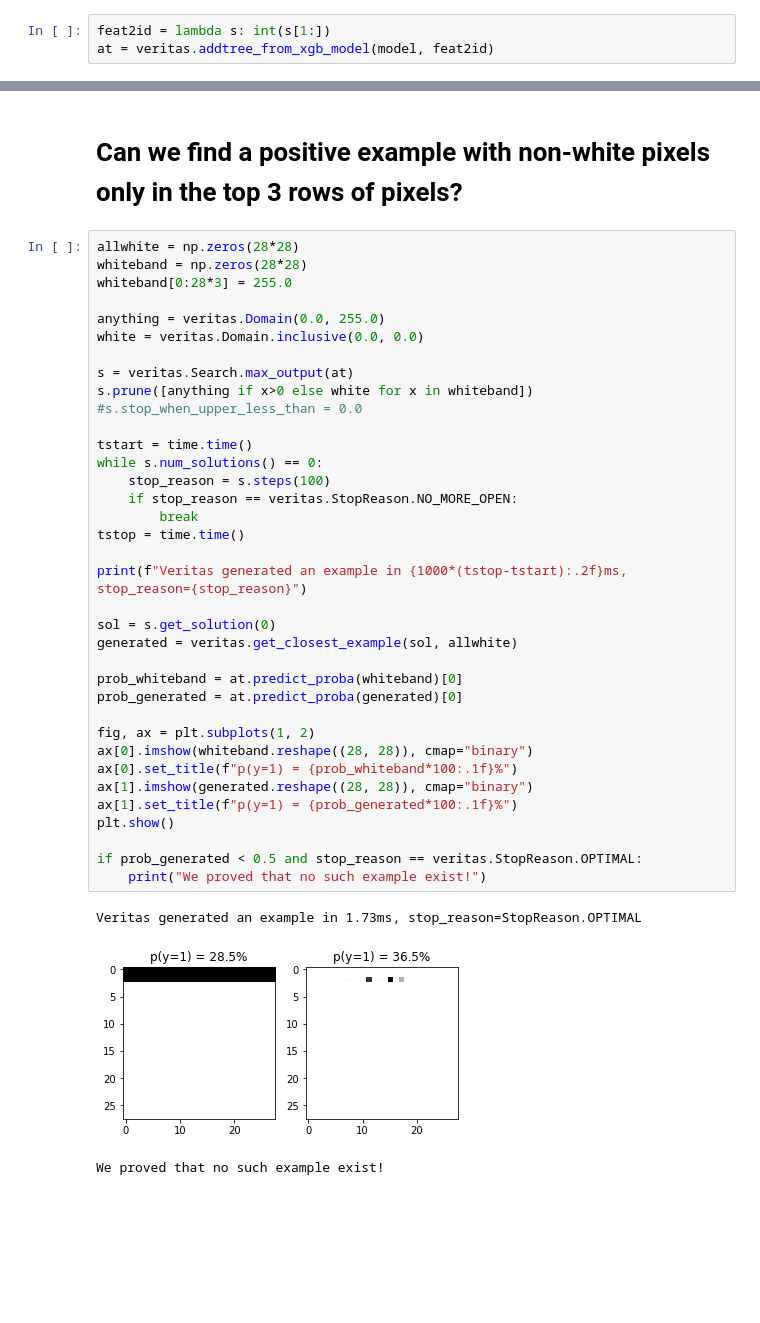
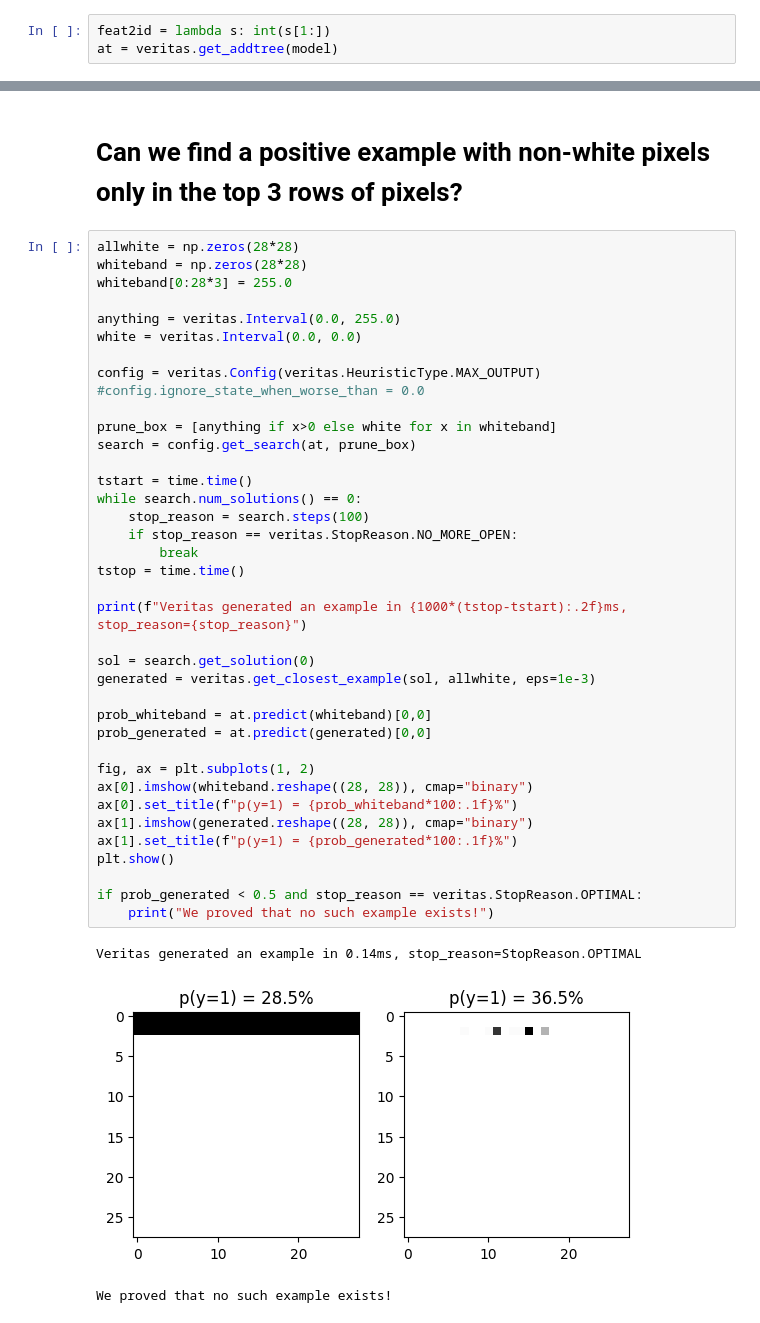
Before and after one commit to laudv/veritas, a Jupyter notebook: examples/mnist.ipynb, the cells around one changed output, grey strips where cells are left out. Cells and saved outputs as stored; diff of their text form; blank space fills up the shorter version.

Commit message:
update mnist example notebook

```diff
--- a/examples/mnist.ipynb
+++ b/examples/mnist.ipynb
@@ -67,4 +67,4 @@ subset = xtest0[rng.choice(range(xtest0.shape[0]), number_of_adv_examples), :]
 eps = 10
 # %%
 feat2id = lambda s: int(s[1:])
-at = veritas.addtree_from_xgb_model(model, feat2id)
+at = veritas.get_addtree(model)
@@ -162,40 +169,42 @@ Veritas generated an example in 3.26ms, stop_reason=StopReason.OPTIMAL
 # %%
 allwhite = np.zeros(28*28)
 whiteband = np.zeros(28*28)
 whiteband[0:28*3] = 255.0
 
-anything = veritas.Domain(0.0, 255.0)
-white = veritas.Domain.inclusive(0.0, 0.0)
+anything = veritas.Interval(0.0, 255.0)
+white = veritas.Interval(0.0, 0.0)
 
-s = veritas.Search.max_output(at)
-s.prune([anything if x>0 else white for x in whiteband])
-#s.stop_when_upper_less_than = 0.0
+config = veritas.Config(veritas.HeuristicType.MAX_OUTPUT)
+#config.ignore_state_when_worse_than = 0.0
+
+prune_box = [anything if x>0 else white for x in whiteband]
+search = config.get_search(at, prune_box)
 
 tstart = time.time()
-while s.num_solutions() == 0:
-    stop_reason = s.steps(100)
+while search.num_solutions() == 0:
+    stop_reason = search.steps(100)
     if stop_reason == veritas.StopReason.NO_MORE_OPEN:
         break
 tstop = time.time()
 
 print(f"Veritas generated an example in {1000*(tstop-tstart):.2f}ms, stop_reason={stop_reason}")
 
-sol = s.get_solution(0)
-generated = veritas.get_closest_example(sol, allwhite)
+sol = search.get_solution(0)
+generated = veritas.get_closest_example(sol, allwhite, eps=1e-3)
 
-prob_whiteband = at.predict_proba(whiteband)[0]
-prob_generated = at.predict_proba(generated)[0]
+prob_whiteband = at.predict(whiteband)[0,0]
+prob_generated = at.predict(generated)[0,0]
 
 fig, ax = plt.subplots(1, 2)
 ax[0].imshow(whiteband.reshape((28, 28)), cmap="binary")
 ax[0].set_title(f"p(y=1) = {prob_whiteband*100:.1f}%")
 ax[1].imshow(generated.reshape((28, 28)), cmap="binary")
 ax[1].set_title(f"p(y=1) = {prob_generated*100:.1f}%")
 plt.show()
 
 if prob_generated < 0.5 and stop_reason == veritas.StopReason.OPTIMAL:
-    print("We proved that no such example exist!")
+    print("We proved that no such example exists!")
 # %% [output]
-Veritas generated an example in 1.73ms, stop_reason=StopReason.OPTIMAL
+Veritas generated an example in 0.14ms, stop_reason=StopReason.OPTIMAL
-[figure, old version]
+[figure, new version]
-We proved that no such example exist!
+We proved that no such example exists!
```
Also changed, not shown: parts of 5 cells of this notebook.
